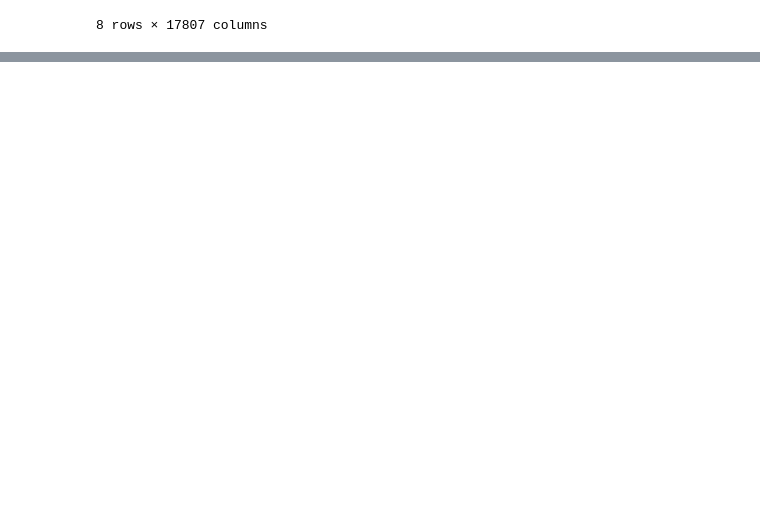
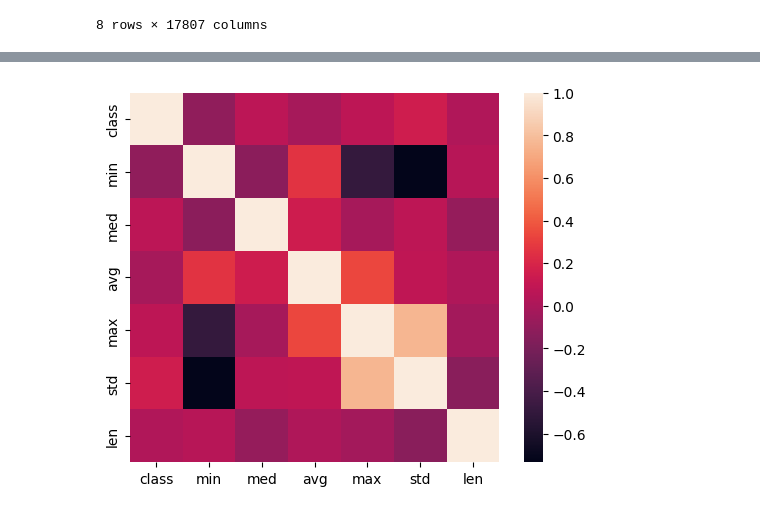
Before and after one commit to richdanis/aml, a Jupyter notebook: task2/data_exploration.ipynb, the cells around one changed output, grey strips where cells are left out. Cells and saved outputs as stored; diff of their text form; code cells hidden in the pictures; blank space fills up the shorter version.

```diff
--- a/task2/data_exploration.ipynb
+++ b/task2/data_exploration.ipynb
@@ -49,3 +140,19 @@ plt.show()
+# %%
+feat = pd.DataFrame({
+            "class" : df_Y_train["y"],
+            "min" : df_X_train.min(axis=1),
+            "med" : df_X_train.median(axis=1),
+            "avg" : df_X_train.mean(axis=1),
+            "max" : df_X_train.max(axis=1),
+            "std" : df_X_train.std(axis=1),
+            "len" : df_X_train.count(axis=1)},
+        index = df_X_train.index)
+# %%
+corr = feat.corr()
+sns.heatmap(corr, square=True)
+plt.show()
+# %% [output]
+[figure, added]
 # %%
 print(df_X_train["x17806"].dropna())
 
```
Also changed, not shown: parts of 12 cells of this notebook, 1 other file.
